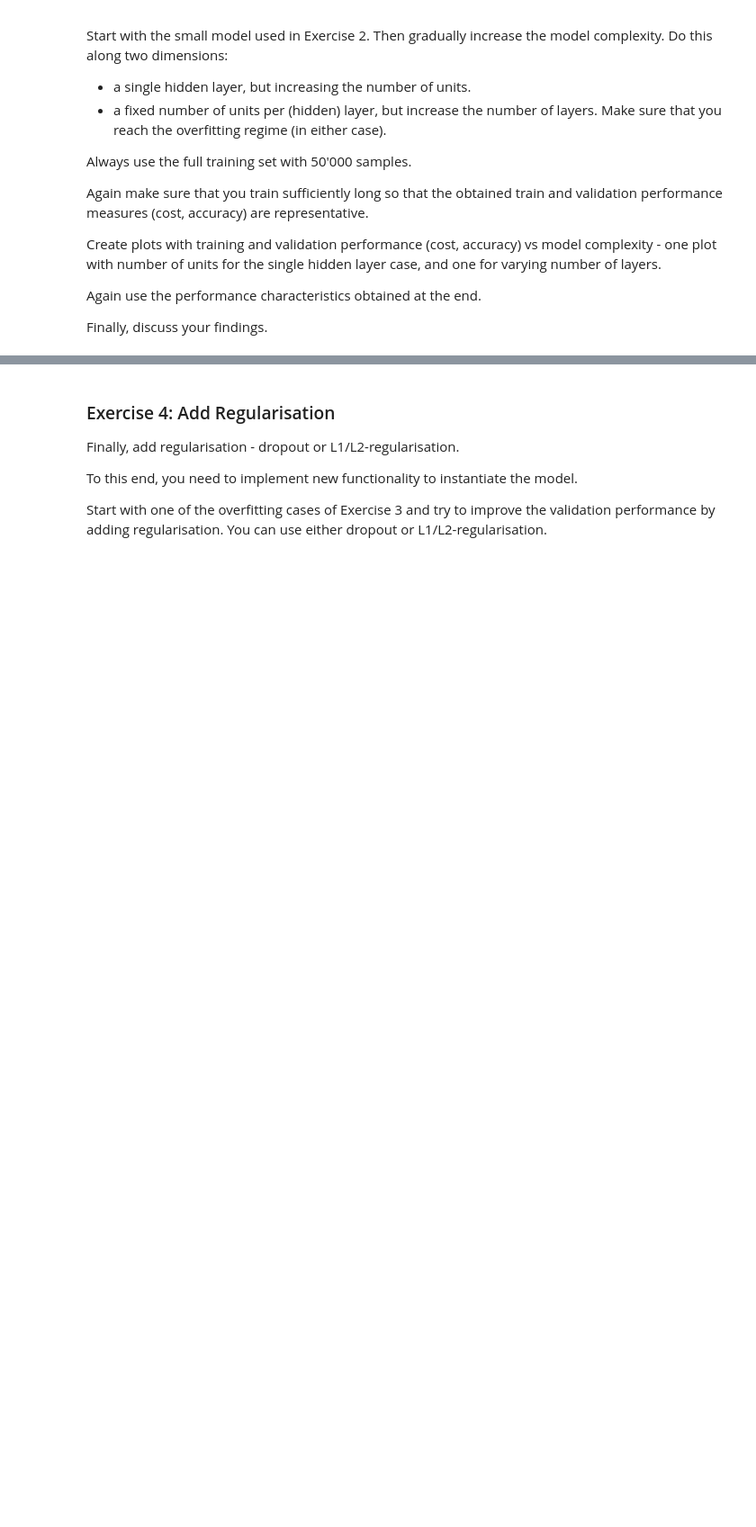
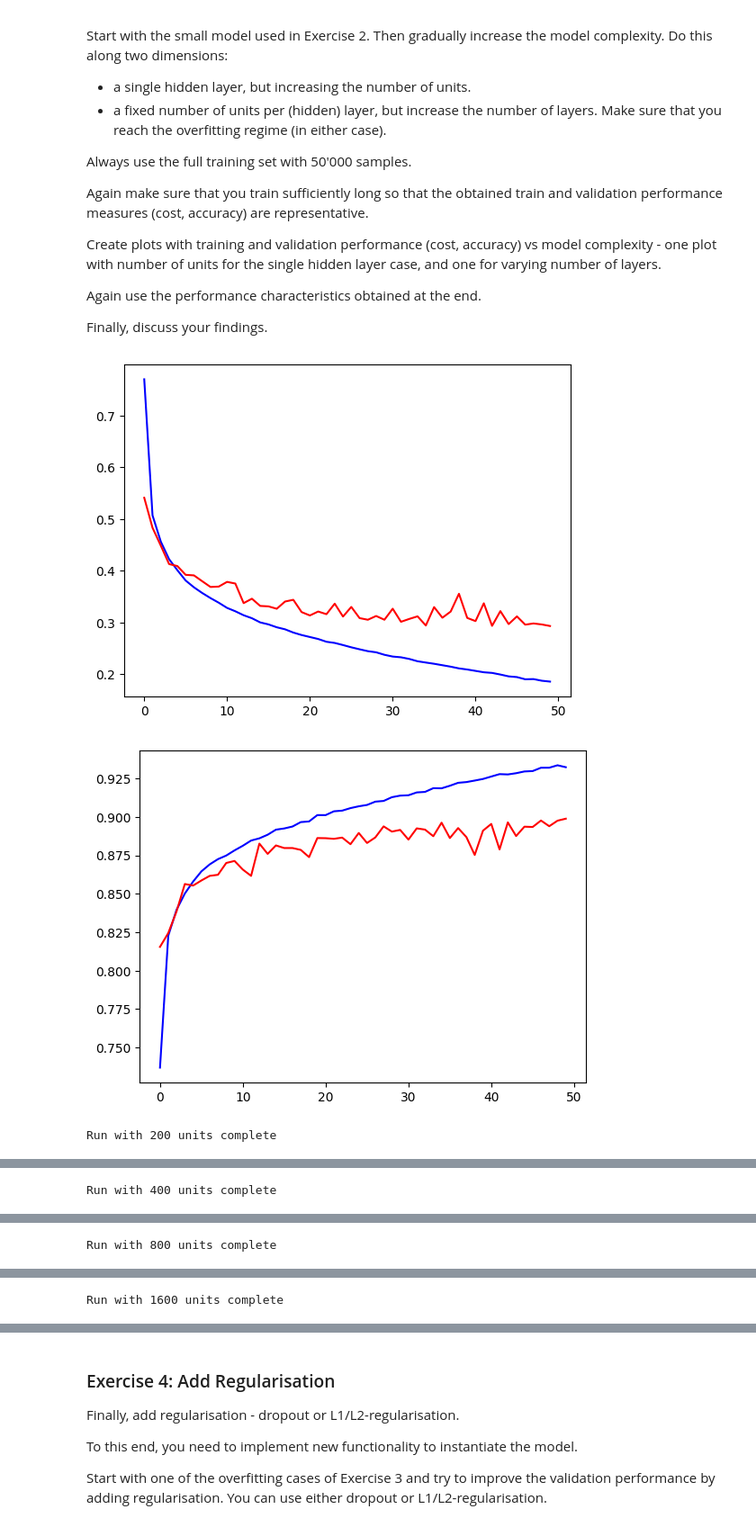
Before and after one commit to ayomeer/DeLearn, a Jupyter notebook: DL-PW-03/sol_ms/DL-PW-03-material/mlps_for_fashion_MNIST_stud.ipynb, the cells around one changed output, grey strips where cells are left out. Shown at 90% size. Cells and saved outputs as stored; diff of their text form; code cells hidden in the pictures; blank space fills up the shorter version.

```diff
--- a/DL-PW-03/sol_ms/DL-PW-03-material/mlps_for_fashion_MNIST_stud.ipynb
+++ b/DL-PW-03/sol_ms/DL-PW-03-material/mlps_for_fashion_MNIST_stud.ipynb
@@ -289,19 +293,37 @@ Finally, discuss your findings.
 # %%
 # YOUR CODE HERE #
 # several iterations with the code snippets of the form:
 
-nbatch = 64
-nepochs =
-lr =
+cost_train_list_units = []
+cost_valid_list_units = []
+acc_train_list_units = []
+acc_valid_list_units = []
+nrs_units = [200, 400, 800, 1600]
 
-model =
+for nr_units in nrs_units:
+    nbatch = 128
+    nepochs = 50
+    lr = 0.1
 
-cost_train, cost_valid, acc_train, acc_valid = train_eval(model, lr, nepochs, nbatch, training_data, validation_data)
 
-plt.figure(1)
-plt.plot(range(nepochs), cost_train, "b-")
-plt.plot(range(nepochs), cost_valid, "r-")
+    model = mlp([28*28, nr_units, 10]).to(dev)
+    cost_train, cost_valid, acc_train, acc_valid = train_eval(model, lr, nepochs, nbatch, training_data, validation_data, verbose=False)
+    cost_train_list_units.append(cost_train[-1])
+    cost_valid_list_units.append(cost_valid[-1])
+    acc_train_list_units.append(acc_train[-1])
+    acc_valid_list_units.append(acc_valid[-1])
 
-plt.figure(2)
-plt.plot(range(nepochs), acc_train, "b-")
-plt.plot(range(nepochs), acc_valid, "r-")
+    plt.figure(1)
+    plt.plot(range(nepochs), cost_train, "b-")
+    plt.plot(range(nepochs), cost_valid, "r-")
+
+    plt.figure(2)
+    plt.plot(range(nepochs), acc_train, "b-")
+    plt.plot(range(nepochs), acc_valid, "r-")
+    plt.show()
+
+    print(f"Run with {nr_units} units complete")
+# %% [output]
+[figure, added]
+[figure, added]
+Run with 200 units complete
@@ -307,0 +332 @@ plt.plot(range(nepochs), acc_valid, "r-")
+Run with 400 units complete
@@ -307,0 +335 @@ plt.plot(range(nepochs), acc_valid, "r-")
+Run with 800 units complete
@@ -307,0 +338 @@ plt.plot(range(nepochs), acc_valid, "r-")
+Run with 1600 units complete
```
Also changed, not shown: parts of 17 cells of this notebook, 1 other file.
